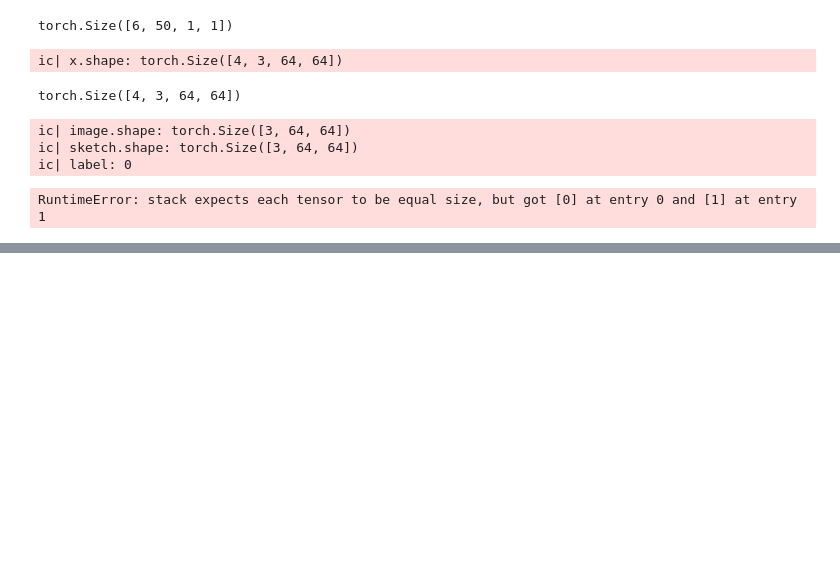
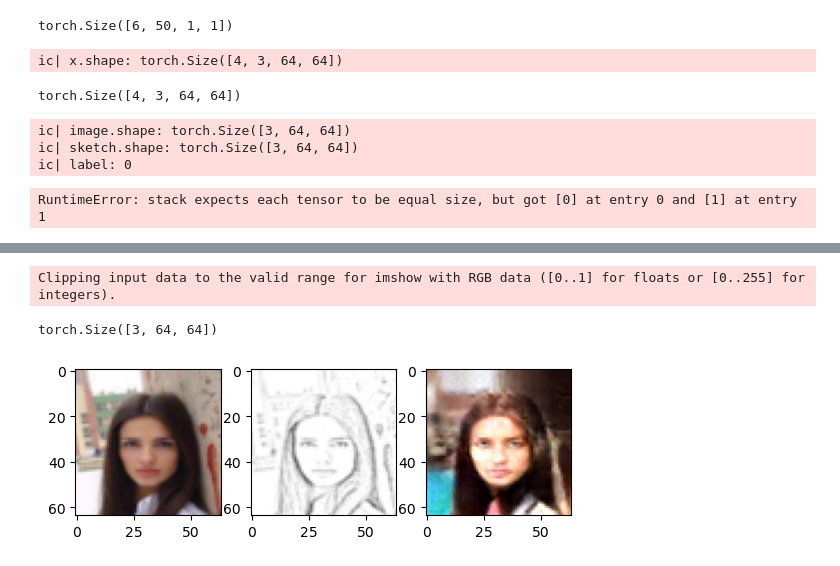
Before and after one commit to teodora-vaman/Face_Synthesis, a Jupyter notebook: Stage3_Sketch2Face/sandbox.ipynb, the cells around one changed output, grey strips where cells are left out. Cells and saved outputs as stored; diff of their text form; code cells hidden in the pictures; blank space fills up the shorter version.

```diff
--- a/Stage3_Sketch2Face/sandbox.ipynb
+++ b/Stage3_Sketch2Face/sandbox.ipynb
@@ -78,0 +143,38 @@ RuntimeError: stack expects each tensor to be equal size, but got [0] at entry 0
+# %%
+from discriminator import Discriminator
+from generator import Generator
+
+retea_G = Generator(img_size=1)
+retea_D = Discriminator(64)
+
+retea_D.load_state_dict(torch.load('E:\Lucru\Dizertatie\Cod\Face_Synthesis\Stage3_Sketch2Face\checkpoints\\retea_D_20epoci_medium.pt'))
+retea_G.load_state_dict(torch.load('E:\Lucru\Dizertatie\Cod\Face_Synthesis\Stage3_Sketch2Face\checkpoints\\retea_G_20epoci_medium.pt'))
+
+
+
+esantioane_proba = torch.stack([batch_sketch_data], dim=0)
+etichete_proba = torch.LongTensor([1])
+
+random_x = torch.randn(1, 1, 64, 64)
+
+
+imagini_generate = retea_G(esantioane_proba, etichete_proba).detach()
+imagini_generate = torch.squeeze(imagini_generate, 0)
+print(imagini_generate.shape)
+
+# plt.figure()
+# plt.title("Imagini generate")
+# plt.imshow(np.transpose(imagini_generate,(1,2,0)))
+# plt.show()
+
+plt.subplot(1, 3, 1)
+imshow(np.asarray(pil_img))
+plt.subplot(1, 3, 2)
+imshow(np.asarray(pil_img_sketch))
+plt.subplot(1, 3, 3)
+plt.imshow(np.transpose(imagini_generate,(1,2,0)))
+plt.show()
+# %% [output]
+Clipping input data to the valid range for imshow with RGB data ([0..1] for floats or [0..255] for integers).
+torch.Size([3, 64, 64])
+[figure, added]
```
Also changed, not shown: parts of 2 cells of this notebook, 6 other files.
